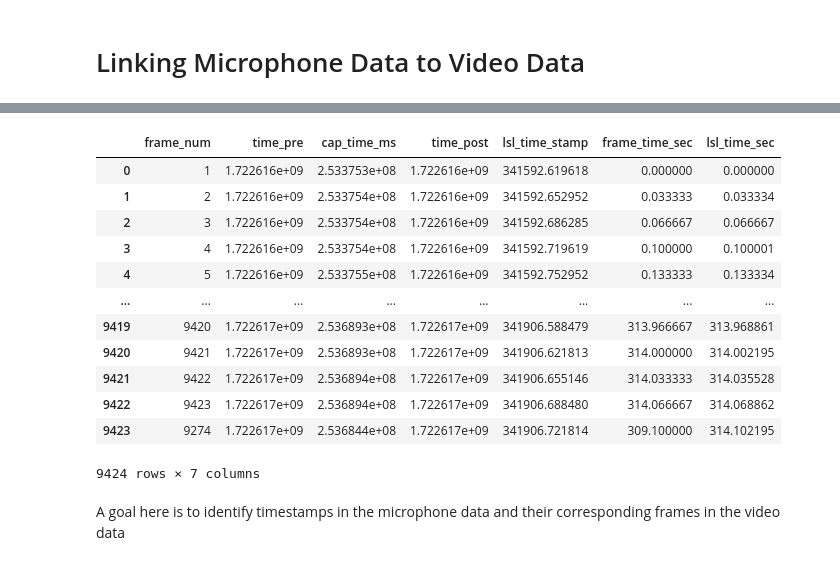
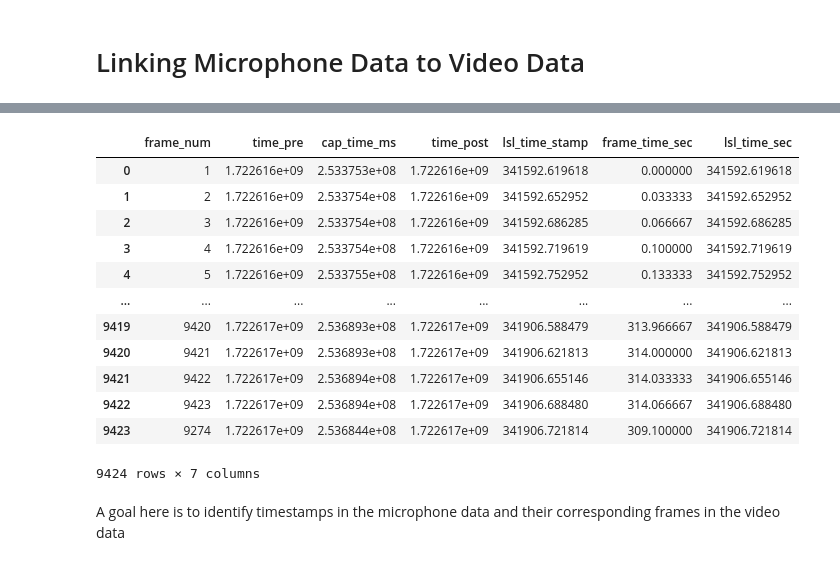
Before and after one commit to BryanGonzalez262/MOBI2024, a Jupyter notebook: CUNY_FACIAL/Code/pilot_check.ipynb, the cells around one changed output, grey strips where cells are left out. Saved outputs shown, nothing was run; the diff lists cells and outputs as text; code cells hidden in the pictures.

```diff
--- a/CUNY_FACIAL/Code/pilot_check.ipynb
+++ b/CUNY_FACIAL/Code/pilot_check.ipynb
@@ -13,9 +13,9 @@ import cv2
 # %% [markdown]
 # Load Data
 # %%
-xdf_path = "C:/Users/Admin/Documents/CurrentStudy/sub-P004/ses-S001/mobi/sub-P004_ses-S001_task-Social_run-001_mobi.xdf"
-xdf_path = "C:/Users/Admin/Documents/CurrentStudy/sub-Pbryan/ses-S001/eeg/sub-Pbryan_ses-S001_task-physio_run-001_eeg.xdf"
-xdf_path = "C:/Users/Admin/Documents/CurrentStudy/sub-Pbryan/ses-S001/mic/sub-Pbryan_ses-S001_task-MicTest_run-001_mic.xdf"
+xdf_path = "C:/Users/Admin/Documents/CurrentStudy/sub-P005/ses-S001/mobi/sub-P005_ses-S001_task-Social_run-001_mobi.xdf"
+#xdf_path = "C:/Users/Admin/Documents/CurrentStudy/sub-P666/ses-S001/mobi/sub-P666_ses-S001_task-Story_run-001_mobi.xdf"
+#xdf_path = "C:/Users/Admin/Documents/CurrentStudy/sub-Pbryan/ses-S001/mic/sub-Pbryan_ses-S001_task-MicTest_run-001_mic.xdf"
 data, header = pyxdf.load_xdf(xdf_path)
 streams_collected = [stream['info']['name'][0] for stream in data]
 streams_collected
@@ -214,38 +209,38 @@ mic_start_time
 # %%
 # Identify the frames we're interested in
 cam_data = data[3]
 #cam_df = pd.DataFrame(cam['time_series'], columns=['frame'])
 #cam_df['lsl_timestamps'] = cam['time_stamps']
 #cam_df['time'] = cam_df['lsl_timestamps'] - cam_df['lsl_timestamps'][0]
 cam_data['time_series'][0]
 frame_nums = [int(i[0]) for i in cam_data['time_series']]
 time_pre = [float(i[1]) for i in cam_data['time_series']]
 time_evnt_ms = [float(i[2]) for i in cam_data['time_series']]
 time_post = [float(i[3]) for i in cam_data['time_series']]
 
 
 cam_df = pd.DataFrame({'frame_num': frame_nums,
                     'time_pre': time_pre,
                     'cap_time_ms': time_evnt_ms,
                     'time_post': time_post,
                     'lsl_time_stamp': cam_data['time_stamps']})
 
 
 
 cam_df['frame_time_sec'] = (cam_df.cap_time_ms - cam_df.cap_time_ms[0])/1000
-cam_df['lsl_time_sec'] = cam_df.lsl_time_stamp - cam_df.lsl_time_stamp[0]
+cam_df['lsl_time_sec'] = cam_df.lsl_time_stamp #- cam_df.lsl_time_stamp[0]
 cam_df
 # %% [output]
 |  | frame_num | time_pre | cap_time_ms | time_post | lsl_time_stamp | frame_time_sec | lsl_time_sec |
-| 0 | 1 | 1.722616e+09 | 2.533753e+08 | 1.722616e+09 | 341592.619618 | 0.000000 | 0.000000 |
-| 1 | 2 | 1.722616e+09 | 2.533754e+08 | 1.722616e+09 | 341592.652952 | 0.033333 | 0.033334 |
-| 2 | 3 | 1.722616e+09 | 2.533754e+08 | 1.722616e+09 | 341592.686285 | 0.066667 | 0.066667 |
-| 3 | 4 | 1.722616e+09 | 2.533754e+08 | 1.722616e+09 | 341592.719619 | 0.100000 | 0.100001 |
-| 4 | 5 | 1.722616e+09 | 2.533755e+08 | 1.722616e+09 | 341592.752952 | 0.133333 | 0.133334 |
+| 0 | 1 | 1.722616e+09 | 2.533753e+08 | 1.722616e+09 | 341592.619618 | 0.000000 | 341592.619618 |
+| 1 | 2 | 1.722616e+09 | 2.533754e+08 | 1.722616e+09 | 341592.652952 | 0.033333 | 341592.652952 |
+| 2 | 3 | 1.722616e+09 | 2.533754e+08 | 1.722616e+09 | 341592.686285 | 0.066667 | 341592.686285 |
+| 3 | 4 | 1.722616e+09 | 2.533754e+08 | 1.722616e+09 | 341592.719619 | 0.100000 | 341592.719619 |
+| 4 | 5 | 1.722616e+09 | 2.533755e+08 | 1.722616e+09 | 341592.752952 | 0.133333 | 341592.752952 |
 | ... | ... | ... | ... | ... | ... | ... | ... |
-| 9419 | 9420 | 1.722617e+09 | 2.536893e+08 | 1.722617e+09 | 341906.588479 | 313.966667 | 313.968861 |
-| 9420 | 9421 | 1.722617e+09 | 2.536893e+08 | 1.722617e+09 | 341906.621813 | 314.000000 | 314.002195 |
-| 9421 | 9422 | 1.722617e+09 | 2.536894e+08 | 1.722617e+09 | 341906.655146 | 314.033333 | 314.035528 |
-| 9422 | 9423 | 1.722617e+09 | 2.536894e+08 | 1.722617e+09 | 341906.688480 | 314.066667 | 314.068862 |
-| 9423 | 9274 | 1.722617e+09 | 2.536844e+08 | 1.722617e+09 | 341906.721814 | 309.100000 | 314.102195 |
+| 9419 | 9420 | 1.722617e+09 | 2.536893e+08 | 1.722617e+09 | 341906.588479 | 313.966667 | 341906.588479 |
+| 9420 | 9421 | 1.722617e+09 | 2.536893e+08 | 1.722617e+09 | 341906.621813 | 314.000000 | 341906.621813 |
+| 9421 | 9422 | 1.722617e+09 | 2.536894e+08 | 1.722617e+09 | 341906.655146 | 314.033333 | 341906.655146 |
+| 9422 | 9423 | 1.722617e+09 | 2.536894e+08 | 1.722617e+09 | 341906.688480 | 314.066667 | 341906.688480 |
+| 9423 | 9274 | 1.722617e+09 | 2.536844e+08 | 1.722617e+09 | 341906.721814 | 309.100000 | 341906.721814 |
 9424 rows × 7 columns
```
Also changed, not shown: parts of 12 cells of this notebook.
